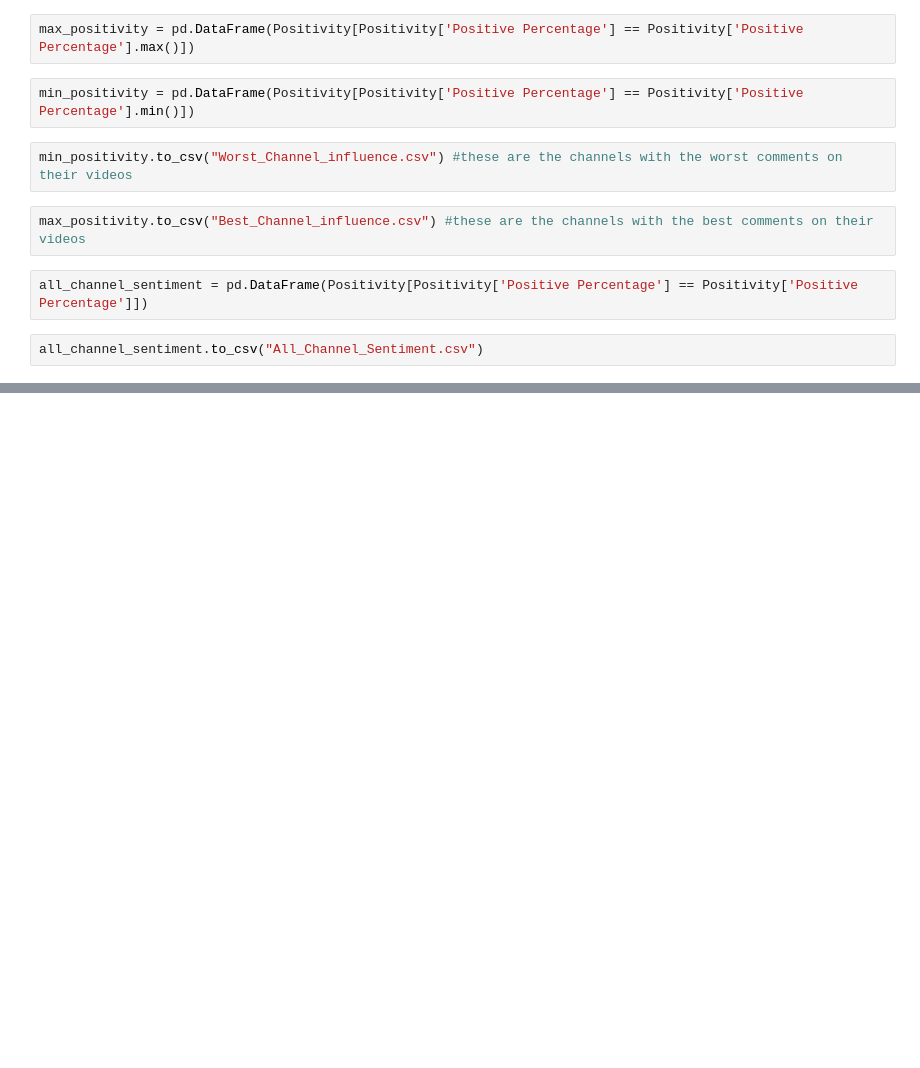
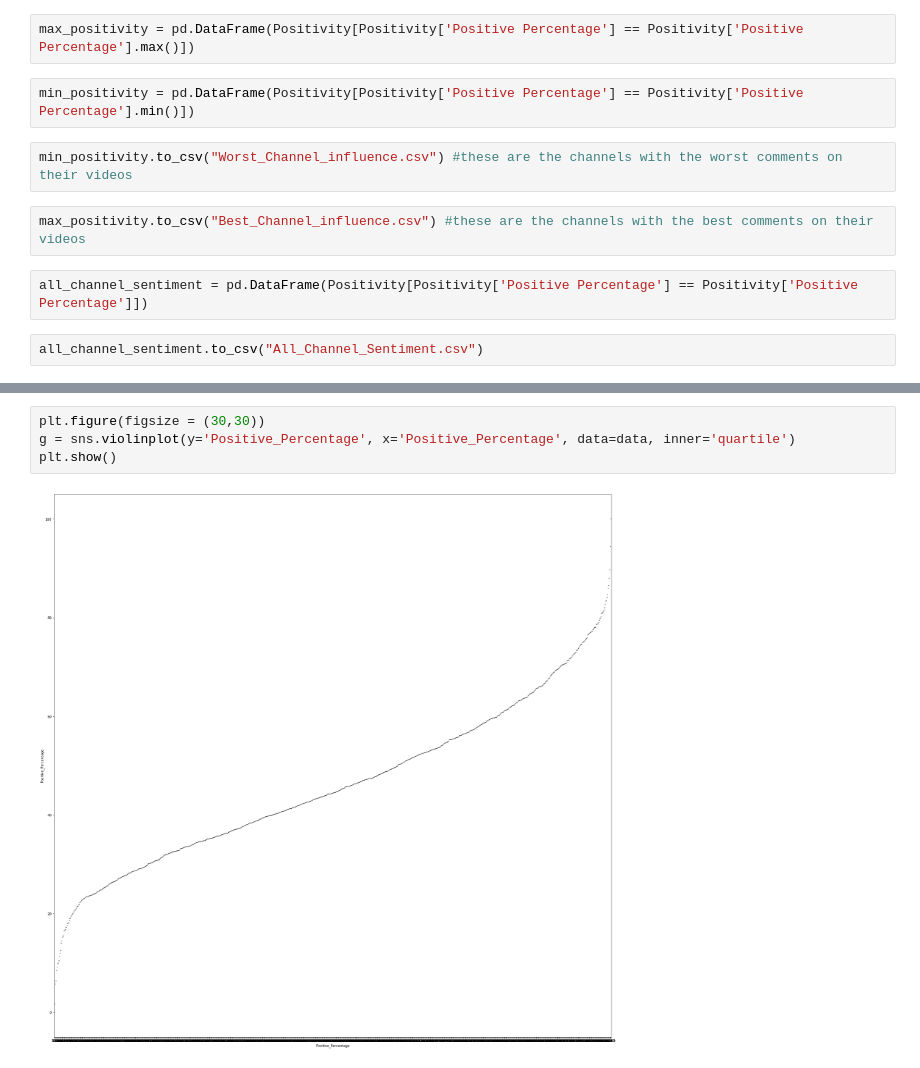
Before and after one commit to valazeinali/Yale-Hackathon, a Jupyter notebook: Sentementa.ipynb, the cells around one changed output, grey strips where cells are left out. Drawn from its saved outputs; the diff is of its cells as text; blank space fills up the shorter version.

```diff
--- a/Sentementa.ipynb
+++ b/Sentementa.ipynb
@@ -308,0 +381,6 @@ all_channel_sentiment.to_csv("All_Channel_Sentiment.csv")
+# %%
+plt.figure(figsize = (30,30))
+g = sns.violinplot(y='Positive_Percentage', x='Positive_Percentage', data=data, inner='quartile')
+plt.show()
+# %% [output]
+[figure, added]
```
Also changed, not shown: parts of 15 cells of this notebook, 1 other file.
